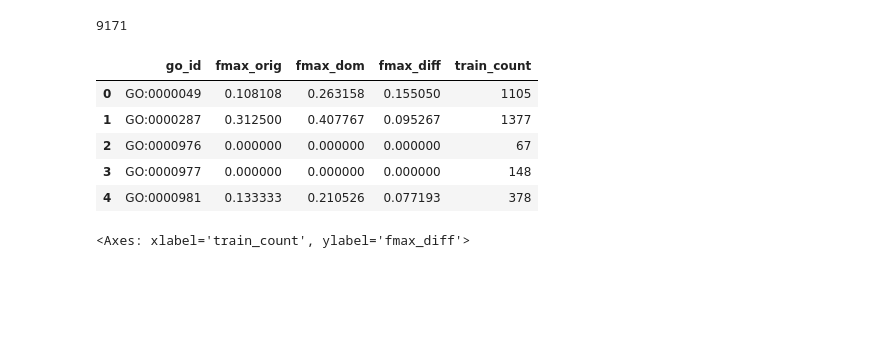
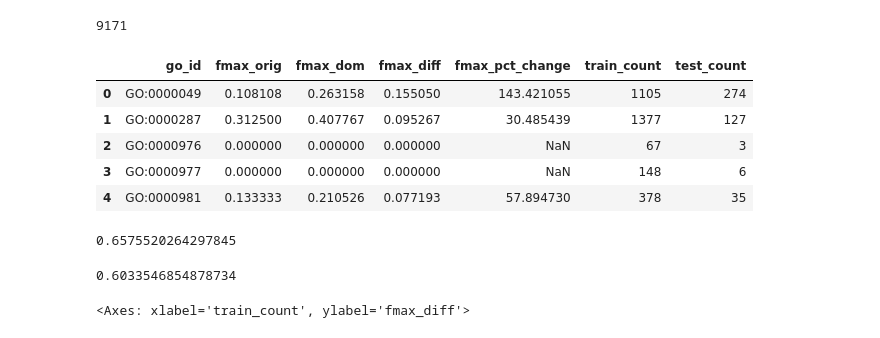
Before and after one commit to rcalef/magneton, a Jupyter notebook: experiments/go_perf_by_interpro.ipynb, the cells around one changed output. Cells and saved outputs as stored; diff of their text form; code cells hidden in the pictures; blank space fills up the shorter version.

```diff
--- a/experiments/go_perf_by_interpro.ipynb
+++ b/experiments/go_perf_by_interpro.ipynb
@@ -107,7 +106,9 @@ combined = (
     )
     .assign(
         fmax_diff=lambda x: x.fmax_dom - x.fmax_orig,
+        fmax_pct_change=lambda x: (x.fmax_diff / x.fmax_orig)*100,
     )
+    .loc[lambda x: ~x.fmax_orig.isna()]
 )
 combined.head()
 # %% [output]
@@ -123,7 +124,7 @@ combined.fmax_diff.hist()
 <Axes: >
 [figure]
 # %%
-train_counts = pd.read_table("/weka/scratch/weka/kellislab/rcalef/data/magneton-data/interpro_103.0/seq_splits/train_sharded/summary_stats/Domain_summaries.tsv")
+train_counts = pd.read_table("/weka/scratch/weka/kellislab/rcalef/data/magneton-data/interpro_103.0/dataset_splits/seq_splits_stats/train/Domain_summaries.tsv")
 train_counts.head()
 # %% [output]
 |  | element_id | element_name | count | max_occurences | min_len | max_len | avg_len | min_num_segs | ... |
@@ -132,3 +133,6 @@ train_counts.head()
 | 2 | IPR000008 | C2 domain | 209 | 1 | 92.0 | 889.0 | 189.626794 | 1.0 | ... |
 | 3 | IPR000010 | Cystatin domain | 135 | 1 | 31.0 | 713.0 | 124.392593 | 1.0 | ... |
 | 4 | IPR000014 | PAS domain | 246 | 3 | 30.0 | 448.0 | 115.451220 | 1.0 | ... |
+# %%
+test_counts = pd.read_table("/weka/scratch/weka/kellislab/rcalef/data/magneton-data/interpro_103.0/dataset_splits/seq_splits_stats/test/Domain_summaries.tsv")
+test_counts.head()
@@ -140,6 +151,14 @@ def count_train_num(go_id: str) -> int:
     if len(want_rows) == 0:
         return 0
     return want_rows["count"].sum()
+
+def count_test_num(go_id: str) -> int:
+    interpro_ids = pd.Series(go_to_interpro[go_id])
+
+    want_rows = test_counts.loc[lambda x: x.element_id.isin(interpro_ids)]
+    if len(want_rows) == 0:
+        return 0
+    return want_rows["count"].sum()
 # %%
 count_train_num("GO:0003677")
 # %% [output]
@@ -147,15 +166,16 @@ count_train_num("GO:0003677")
 # %%
 combined = (
     combined
     .assign(
         train_count=lambda x: x.go_id.apply(count_train_num),
+        test_count=lambda x: x.go_id.apply(count_test_num),
     )
 )
 combined.head()
 # %% [output]
-|  | go_id | fmax_orig | fmax_dom | fmax_diff | train_count |
-| 0 | GO:0000049 | 0.108108 | 0.263158 | 0.155050 | 1105 |
-| 1 | GO:0000287 | 0.312500 | 0.407767 | 0.095267 | 1377 |
-| 2 | GO:0000976 | 0.000000 | 0.000000 | 0.000000 | 67 |
-| 3 | GO:0000977 | 0.000000 | 0.000000 | 0.000000 | 148 |
-| 4 | GO:0000981 | 0.133333 | 0.210526 | 0.077193 | 378 |
+|  | go_id | fmax_orig | fmax_dom | fmax_diff | fmax_pct_change | train_count | test_count |
+| 0 | GO:0000049 | 0.108108 | 0.263158 | 0.155050 | 143.421055 | 1105 | 274 |
+| 1 | GO:0000287 | 0.312500 | 0.407767 | 0.095267 | 30.485439 | 1377 | 127 |
+| 2 | GO:0000976 | 0.000000 | 0.000000 | 0.000000 | NaN | 67 | 3 |
+| 3 | GO:0000977 | 0.000000 | 0.000000 | 0.000000 | NaN | 148 | 6 |
+| 4 | GO:0000981 | 0.133333 | 0.210526 | 0.077193 | 57.894730 | 378 | 35 |
@@ -162,3 +184,11 @@ combined.head()
+# %%
+np.average(a=combined.fmax_dom.values, weights=combined.test_count.values)
+# %% [output]
+0.6575520264297845
+# %%
+np.average(a=combined.fmax_orig.values, weights=combined.test_count.values)
+# %% [output]
+0.6033546854878734
 # %%
 sns.scatterplot(x="train_count", y="fmax_diff", data=combined)
 #plt.xscale("log")
```
Also changed, not shown: parts of 18 cells of this notebook, 9 other files.
